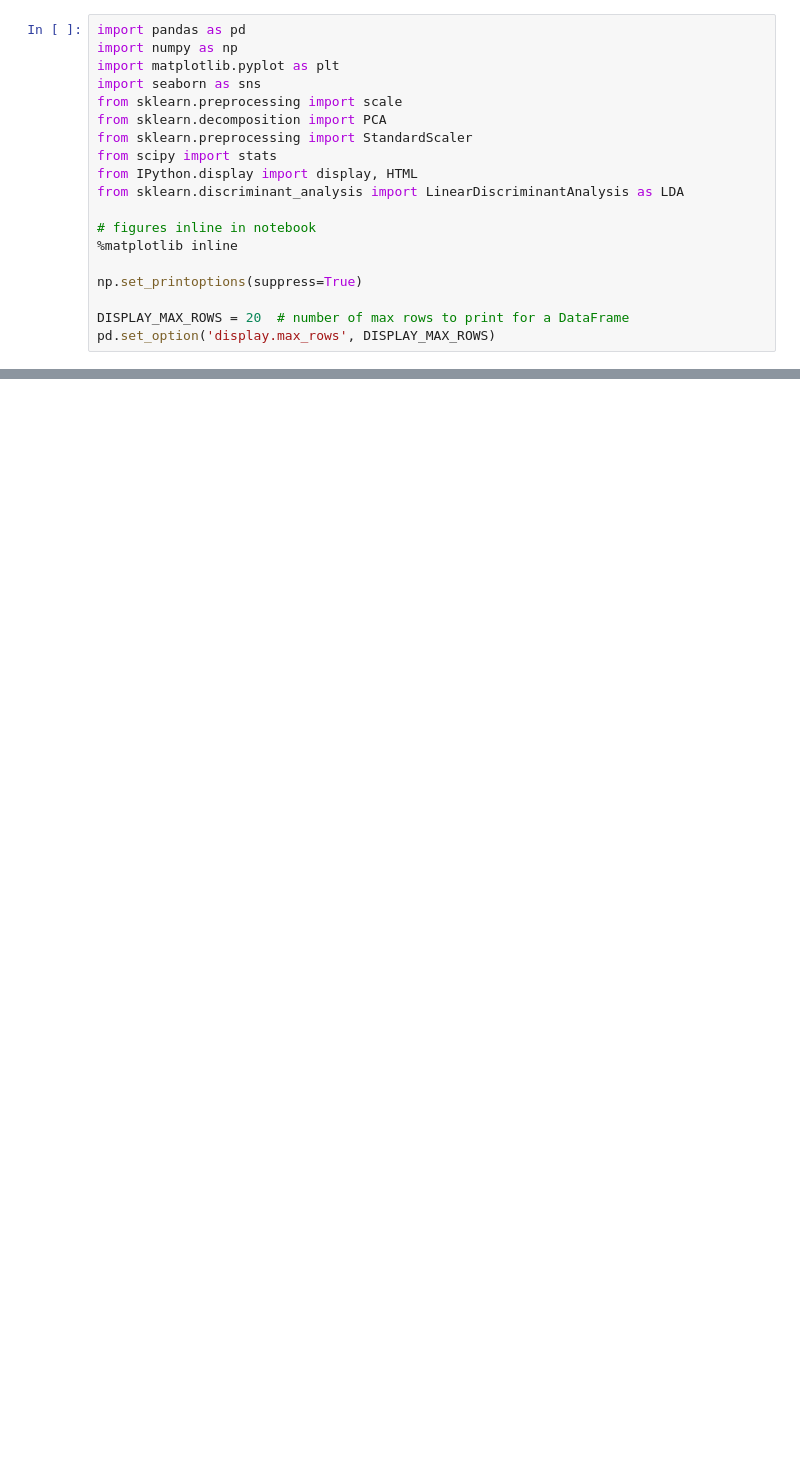
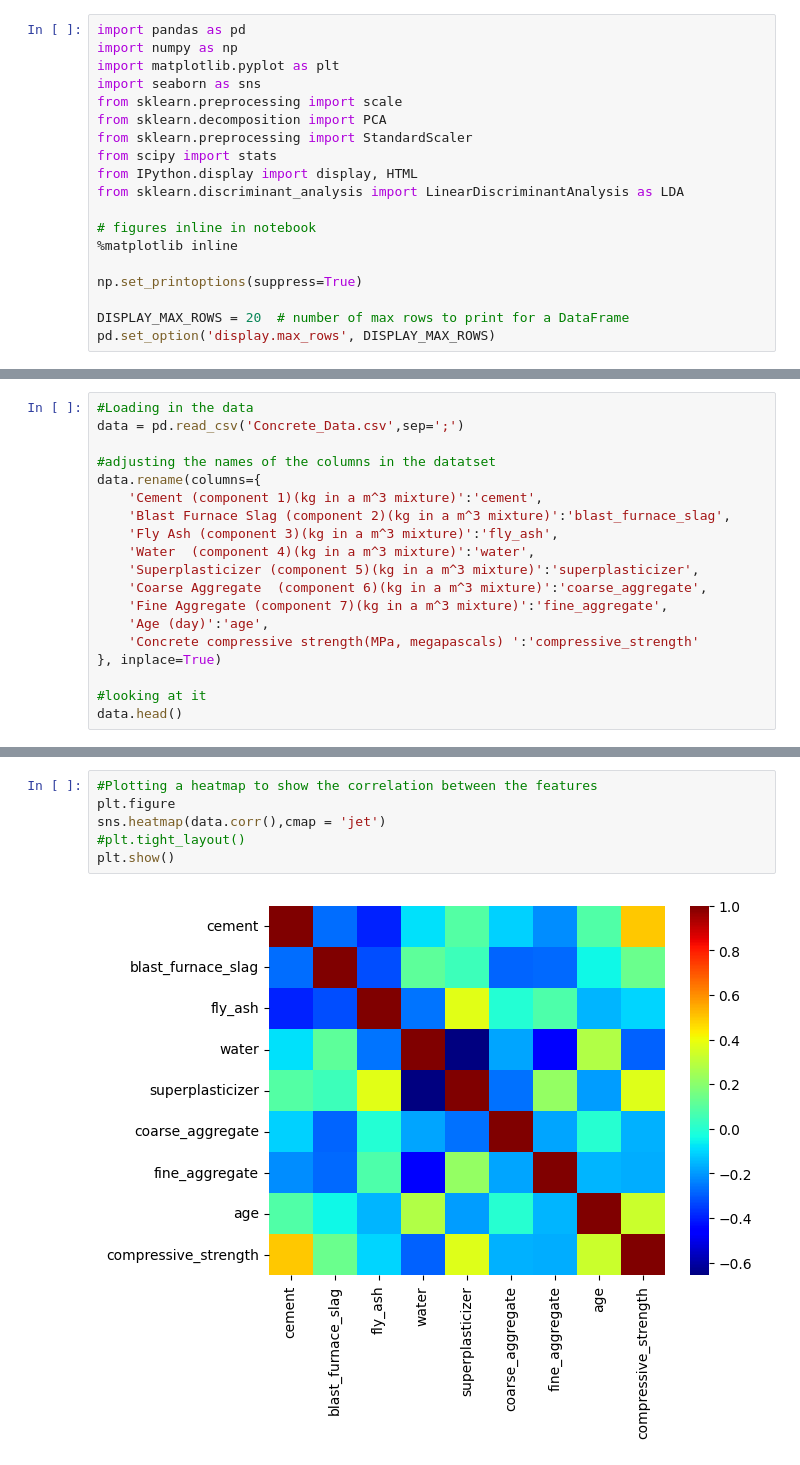
Before and after one commit to oscartq/project-LDA-concrete, a Jupyter notebook: project.ipynb, the cells around one changed output, grey strips where cells are left out. Drawn from its saved outputs; the diff is of its cells as text; blank space fills up the shorter version.

```diff
--- a/project.ipynb
+++ b/project.ipynb
@@ -26,0 +20,19 @@ UnicodeDecodeError: 'utf-8' codec can't decode byte 0xd0 in position 0: invalid
+# %%
+#Loading in the data
+data = pd.read_csv('Concrete_Data.csv',sep=';')
+
+#adjusting the names of the columns in the datatset
+data.rename(columns={
+    'Cement (component 1)(kg in a m^3 mixture)':'cement',
+    'Blast Furnace Slag (component 2)(kg in a m^3 mixture)':'blast_furnace_slag',
+    'Fly Ash (component 3)(kg in a m^3 mixture)':'fly_ash',
+    'Water  (component 4)(kg in a m^3 mixture)':'water',
+    'Superplasticizer (component 5)(kg in a m^3 mixture)':'superplasticizer',
+    'Coarse Aggregate  (component 6)(kg in a m^3 mixture)':'coarse_aggregate',
+    'Fine Aggregate (component 7)(kg in a m^3 mixture)':'fine_aggregate',
+    'Age (day)':'age',
+    'Concrete compressive strength(MPa, megapascals) ':'compressive_strength'
+}, inplace=True)
+
+#looking at it
+data.head()
@@ -26,0 +46,8 @@ UnicodeDecodeError: 'utf-8' codec can't decode byte 0xd0 in position 0: invalid
+# %%
+#Plotting a heatmap to show the correlation between the features
+plt.figure
+sns.heatmap(data.corr(),cmap = 'jet')
+#plt.tight_layout()
+plt.show()
+# %% [output]
+[figure, added]
```
Also changed, not shown: parts of 13 cells of this notebook, 7 other files.
